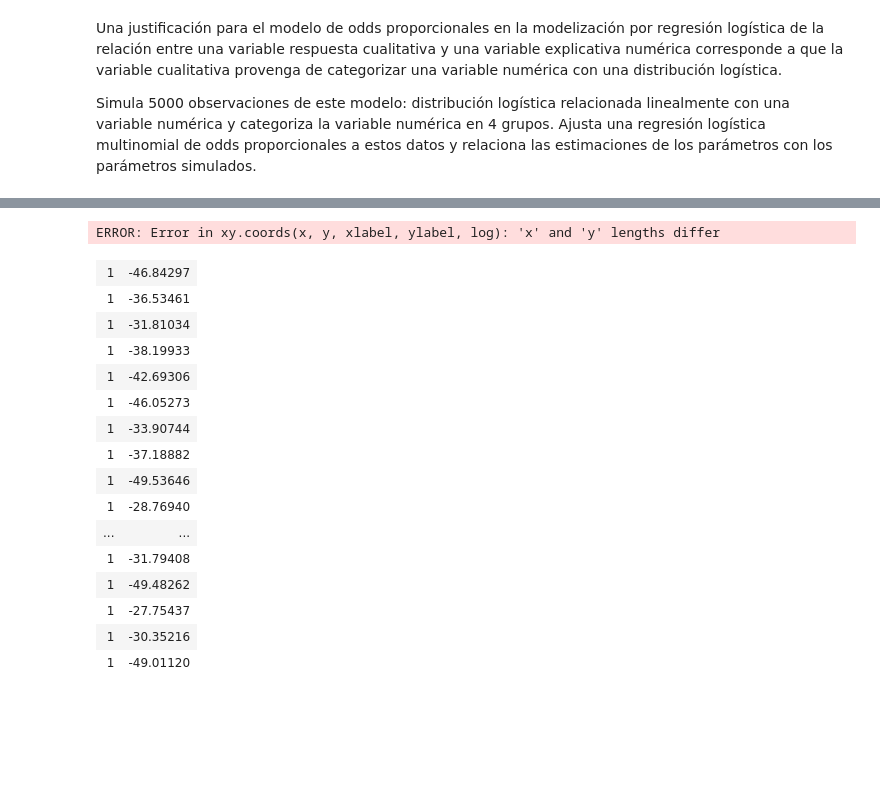
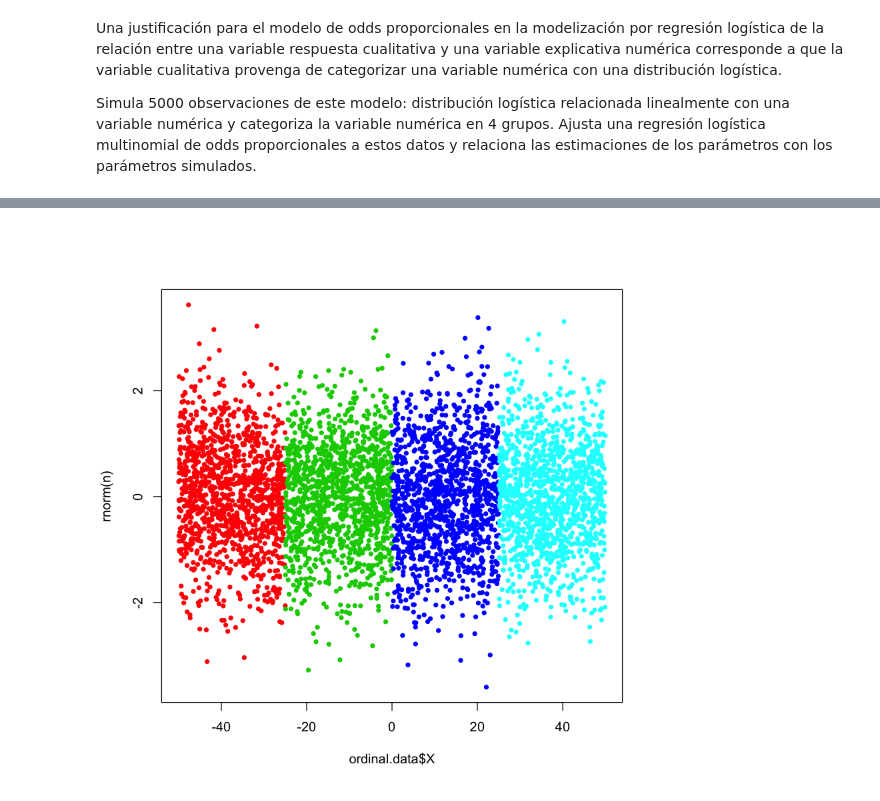
Before and after one commit to garciparedes/multinomial-logistic-contingency, a Jupyter notebook: notebook.ipynb, the cells around one changed output, grey strips where cells are left out. Cells and saved outputs as stored; diff of their text form; code cells hidden in the pictures; blank space fills up the shorter version.

Commit message:
Working on model fitting

```diff
--- a/notebook.ipynb
+++ b/notebook.ipynb
@@ -60,35 +143,14 @@ k <- 4
 # %%
 GenerateSample <- function(n.sampled, min, max) {
     k <- length(n.sampled)
+    ranges <- seq(min, max, length = k + 1)
     l <- sapply(1:k, function(i) {
-        cbind(i, runif(n.sampled[i], min, max))
+        cbind(i, runif(n.sampled[i], ranges[i], ranges[i + 1]))
     })
     df <- as.data.frame(do.call("rbind", l))
     colnames(df) <- c('Y', 'X')
+    df$Y <- as.factor(df$Y)
     return(df)
 }
 # %%
-a <- GenerateSample(n.sampled, -50, 50)
+ordinal.data <- GenerateSample(n.sampled, -50, 50)
-# %%
-plot(0, GenerateSample(n.sampled, -50, 50)$X)
-# %% [output]
-ERROR: Error in xy.coords(x, y, xlabel, ylabel, log): 'x' and 'y' lengths differ
-# %%
-cbind(1, runif(n.sampled[1], -50, -25))
-# %% [output]
-| 1 | -46.84297 |
-| 1 | -36.53461 |
-| 1 | -31.81034 |
-| 1 | -38.19933 |
-| 1 | -42.69306 |
-| 1 | -46.05273 |
-| 1 | -33.90744 |
-| 1 | -37.18882 |
-| 1 | -49.53646 |
-| 1 | -28.76940 |
-| ... | ... |
-| 1 | -31.79408 |
-| 1 | -49.48262 |
-| 1 | -27.75437 |
-| 1 | -30.35216 |
-| 1 | -49.01120 |
@@ -96,0 +157,6 @@ runif(n.sampled[1], -50, -25), runif(n.sampled[2], -25, 0), runif(nsampled[3], 0
+# %%
+ordinal.data <- cbind(ordinal.data, model.matrix( ~ 0 + Y, ordinal.data))
+# %%
+plot(ordinal.data$X, rnorm(n), col=as.numeric(ordinal.data$Y) + 1, pch=20)
+# %% [output]
+[figure, added]
```
Also changed, not shown: parts of 14 cells of this notebook.
